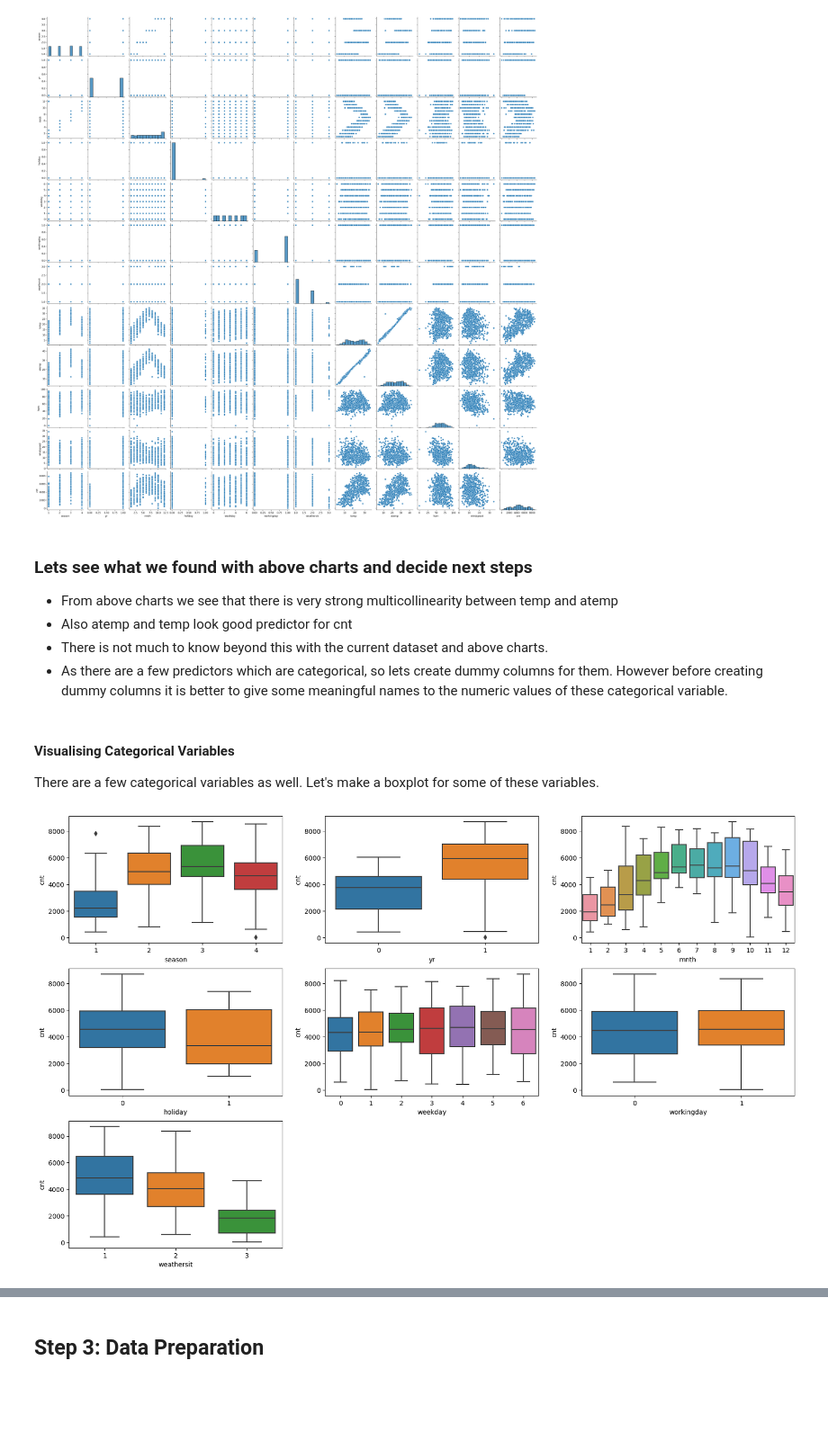
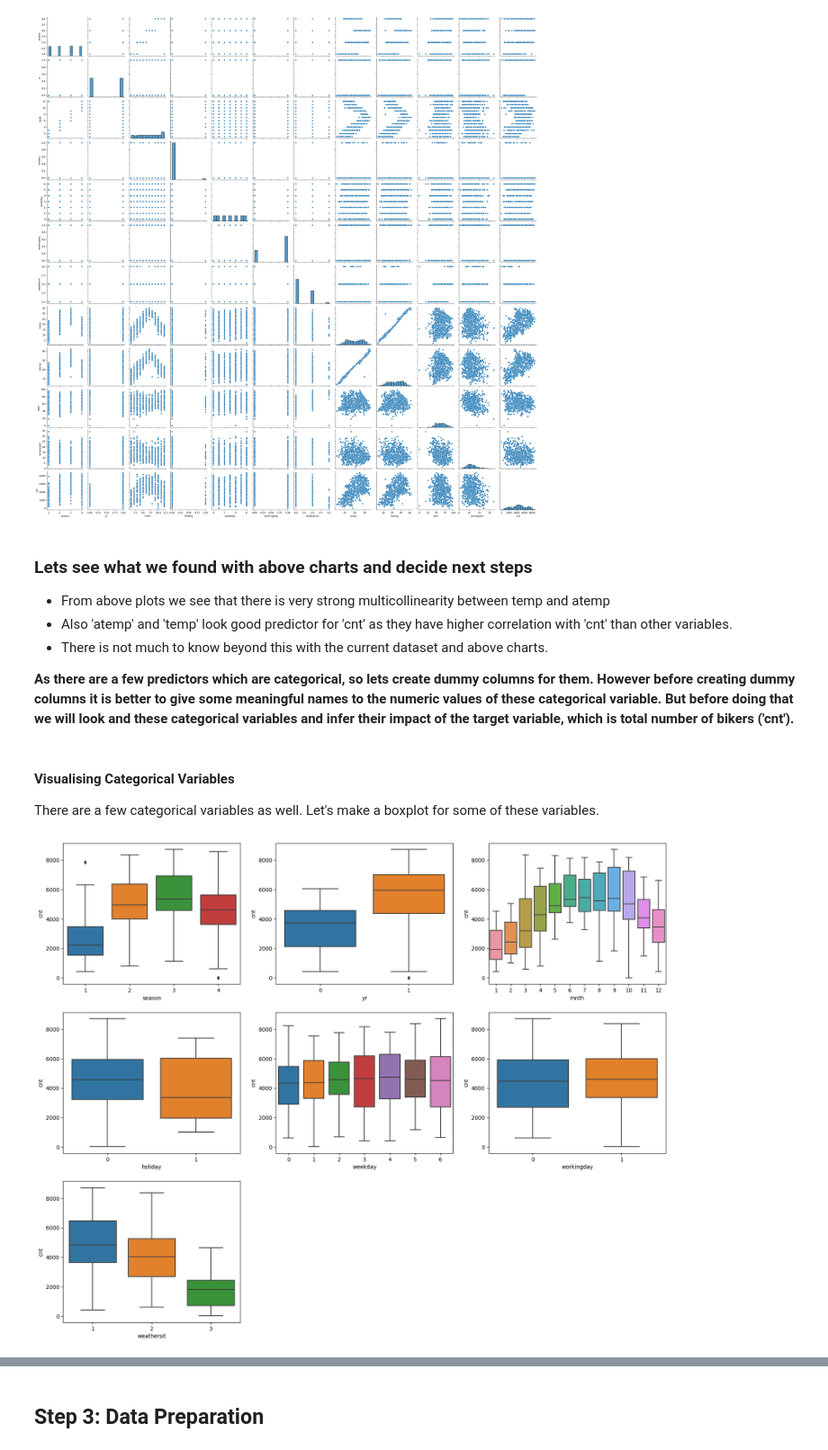
Before and after one commit to atripdotnet/LinearRegression-BikeSharingAnalysis, a Jupyter notebook: BikeSharingCompanyDemandModel.ipynb, the cells around one changed output, grey strips where cells are left out. Shown at 90% size. Saved outputs shown, nothing was run; the diff lists cells and outputs as text; code cells hidden in the pictures; blank space fills up the shorter version.

```diff
--- a/BikeSharingCompanyDemandModel.ipynb
+++ b/BikeSharingCompanyDemandModel.ipynb
@@ -132,30 +126,32 @@ plt.show()
 [figure]
 # %% [markdown]
 ### Lets see what we found with above charts and decide next steps
-- From above charts we see that there is very strong multicollinearity between temp and atemp
-- Also atemp and temp look good predictor for cnt
+- From above plots we see that there is very strong multicollinearity between temp and atemp
+- Also 'atemp' and 'temp' look good predictor for 'cnt' as they have higher correlation with 'cnt' than other  variables.
 - There is not much to know beyond this with the current dataset and above charts.
-- As there are a few predictors which are categorical, so lets create dummy columns for them. However before creating dummy columns it is better to give some meaningful names to the numeric values of these categorical variable.
+
+
+**As there are a few predictors which are categorical, so lets create dummy columns for them. However before creating dummy columns it is better to give some meaningful names to the numeric values of these categorical variable. But before doing that we will look and these categorical variables and infer their impact of the target variable, which is total number of bikers ('cnt').**
 # %% [markdown]
 #### Visualising Categorical Variables
 
 There are a few categorical variables as well. Let's make a boxplot for some of these variables.
 # %%
-plt.figure(figsize=(20, 12))
+plt.figure(figsize=(20, 16))
 plt.subplot(3,3,1)
 sns.boxplot(x = 'season', y = 'cnt', data = bikesharingdays)
 plt.subplot(3,3,2)
 sns.boxplot(x = 'yr', y = 'cnt', data = bikesharingdays)
 plt.subplot(3,3,3)
 sns.boxplot(x = 'mnth', y = 'cnt', data = bikesharingdays)
 plt.subplot(3,3,4)
 sns.boxplot(x = 'holiday', y = 'cnt', data = bikesharingdays)
 plt.subplot(3,3,5)
 sns.boxplot(x = 'weekday', y = 'cnt', data = bikesharingdays)
 plt.subplot(3,3,6)
 sns.boxplot(x = 'workingday', y = 'cnt', data = bikesharingdays)
 plt.subplot(3,3,7)
 sns.boxplot(x = 'weathersit', y = 'cnt', data = bikesharingdays)
 plt.show()
 # %% [output]
-[figure, old version]
+[figure, new version]
```
Also changed, not shown: parts of 15 cells of this notebook.
